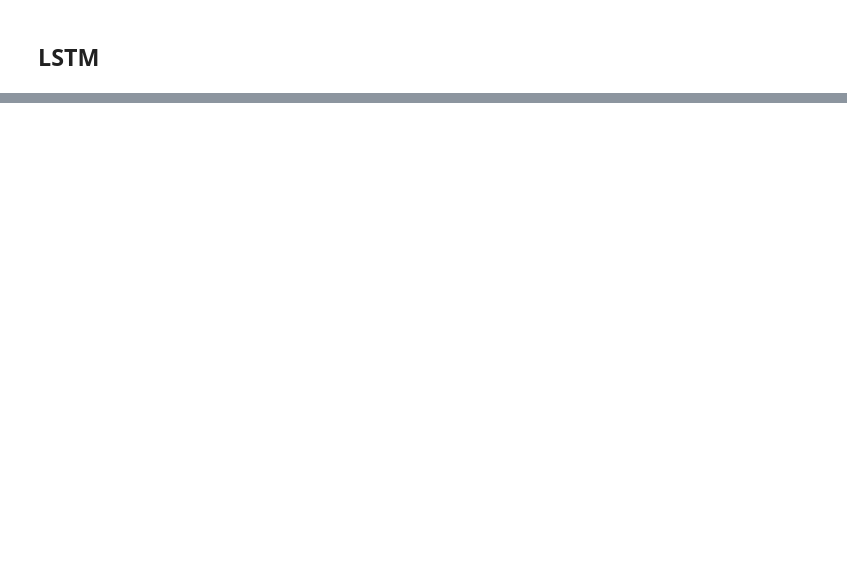
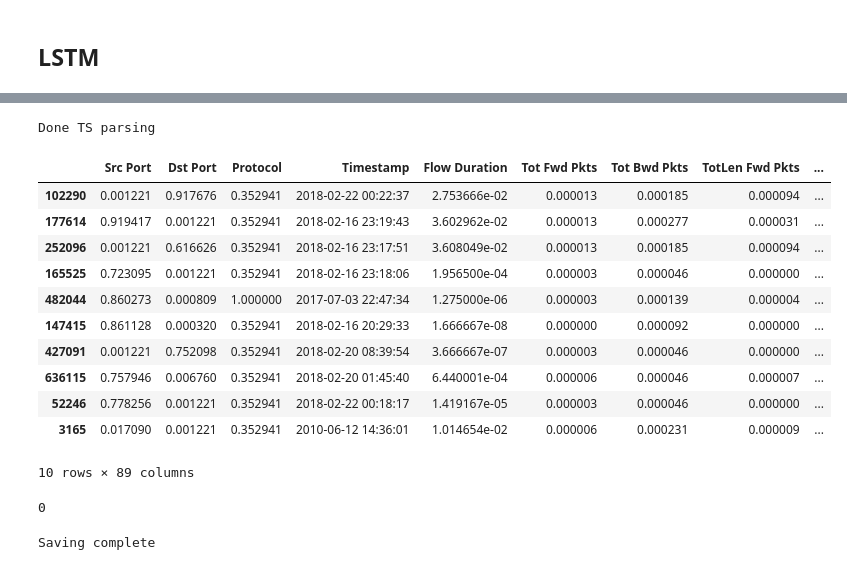
Before and after one commit to rtweera/ddos-classifier, a Jupyter notebook: log-reg-autoencoder-lstm-for-ddos.ipynb, the cells around one changed output, grey strips where cells are left out. Drawn from its saved outputs; the diff is of its cells as text; code cells hidden in the pictures; blank space fills up the shorter version.

Commit message:
Kaggle Notebook | log_reg - autoencoder - LSTM for ddos | Version 4

```diff
--- a/log-reg-autoencoder-lstm-for-ddos.ipynb
+++ b/log-reg-autoencoder-lstm-for-ddos.ipynb
@@ -576,0 +608,4 @@ torch.save(model, "/kaggle/working/autoencoder.pt")
+# %%
+data = train_scaled_X.copy()
+data['Label'] = train_scaled_y.copy()
+data.head(30)
@@ -576,0 +631,58 @@ torch.save(model, "/kaggle/working/autoencoder.pt")
+# %%
+# def parse_timestamp(timestamp_str):
+#     """Parses timestamp strings, handling AM/PM and missing AM/PM."""
+#     try:
+#         # Attempt to parse with AM/PM
+#         return pd.to_datetime(timestamp_str, format="%d/%m/%Y %I:%M:%S %p", errors='coerce')
+#     except ValueError:
+#         try:
+#             # Attempt to parse without AM/PM (assumed AM)
+#             return pd.to_datetime(timestamp_str, dayfirst=True, errors='coerce')
+#         except ValueError:
+#             return pd.NaT  # Return NaT for truly unparsable values
+
+def parse_mixed_formats(timestamp):
+    try:
+        # Try parsing with AM/PM (12-hour format)
+        return pd.to_datetime(timestamp, format="%d/%m/%Y %I:%M:%S %p", dayfirst=True)
+    except ValueError:
+        try:
+            # Try parsing without AM/PM (24-hour format)
+            return pd.to_datetime(timestamp, format="%d/%m/%Y %H:%M:%S", dayfirst=True)
+        except ValueError:
+            return pd.NaT  # Return NaT for invalid formats
+
+# data['Timestampf'] = data['Timestamp'].apply(parse_timestamp)
+# data['Timestampp'] = pd.to_datetime(data['Timestamp'], dayfirst=True, errors='coerce')
+data['Timestamp'] = data['Timestamp'].apply(parse_mixed_formats)
+
+print("Done TS parsing")
+# %% [output]
+Done TS parsing
+# %%
+data.head(10)
+# %% [output]
+|  | Src Port | Dst Port | Protocol | Timestamp | Flow Duration | Tot Fwd Pkts | Tot Bwd Pkts | TotLen Fwd Pkts | ... |
+| 102290 | 0.001221 | 0.917676 | 0.352941 | 2018-02-22 00:22:37 | 2.753666e-02 | 0.000013 | 0.000185 | 0.000094 | ... |
+| 177614 | 0.919417 | 0.001221 | 0.352941 | 2018-02-16 23:19:43 | 3.602962e-02 | 0.000013 | 0.000277 | 0.000031 | ... |
+| 252096 | 0.001221 | 0.616626 | 0.352941 | 2018-02-16 23:17:51 | 3.608049e-02 | 0.000013 | 0.000185 | 0.000094 | ... |
+| 165525 | 0.723095 | 0.001221 | 0.352941 | 2018-02-16 23:18:06 | 1.956500e-04 | 0.000003 | 0.000046 | 0.000000 | ... |
+| 482044 | 0.860273 | 0.000809 | 1.000000 | 2017-07-03 22:47:34 | 1.275000e-06 | 0.000003 | 0.000139 | 0.000004 | ... |
+| 147415 | 0.861128 | 0.000320 | 0.352941 | 2018-02-16 20:29:33 | 1.666667e-08 | 0.000000 | 0.000092 | 0.000000 | ... |
+| 427091 | 0.001221 | 0.752098 | 0.352941 | 2018-02-20 08:39:54 | 3.666667e-07 | 0.000003 | 0.000046 | 0.000000 | ... |
+| 636115 | 0.757946 | 0.006760 | 0.352941 | 2018-02-20 01:45:40 | 6.440001e-04 | 0.000006 | 0.000046 | 0.000007 | ... |
+| 52246 | 0.778256 | 0.001221 | 0.352941 | 2018-02-22 00:18:17 | 1.419167e-05 | 0.000003 | 0.000046 | 0.000000 | ... |
+| 3165 | 0.017090 | 0.001221 | 0.352941 | 2010-06-12 14:36:01 | 1.014654e-02 | 0.000006 | 0.000231 | 0.000009 | ... |
+10 rows × 89 columns
+# %%
+# Check for pd.NaT in Timestamp column
+print(data['Timestamp'].isnull().sum())
+# %% [output]
+0
+# %%
+# save
+data.to_parquet("lstm_data.parquet")
+
+print("Saving complete")
+# %% [output]
+Saving complete
```
Also changed, not shown: parts of 31 cells of this notebook.
